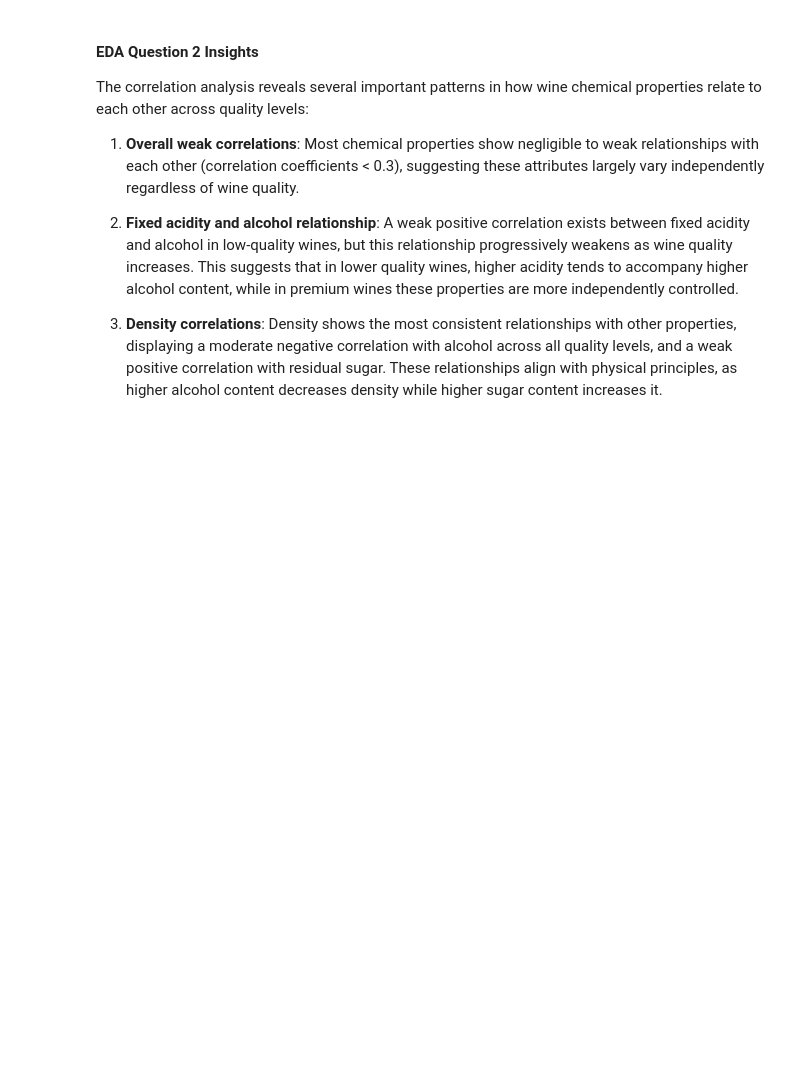
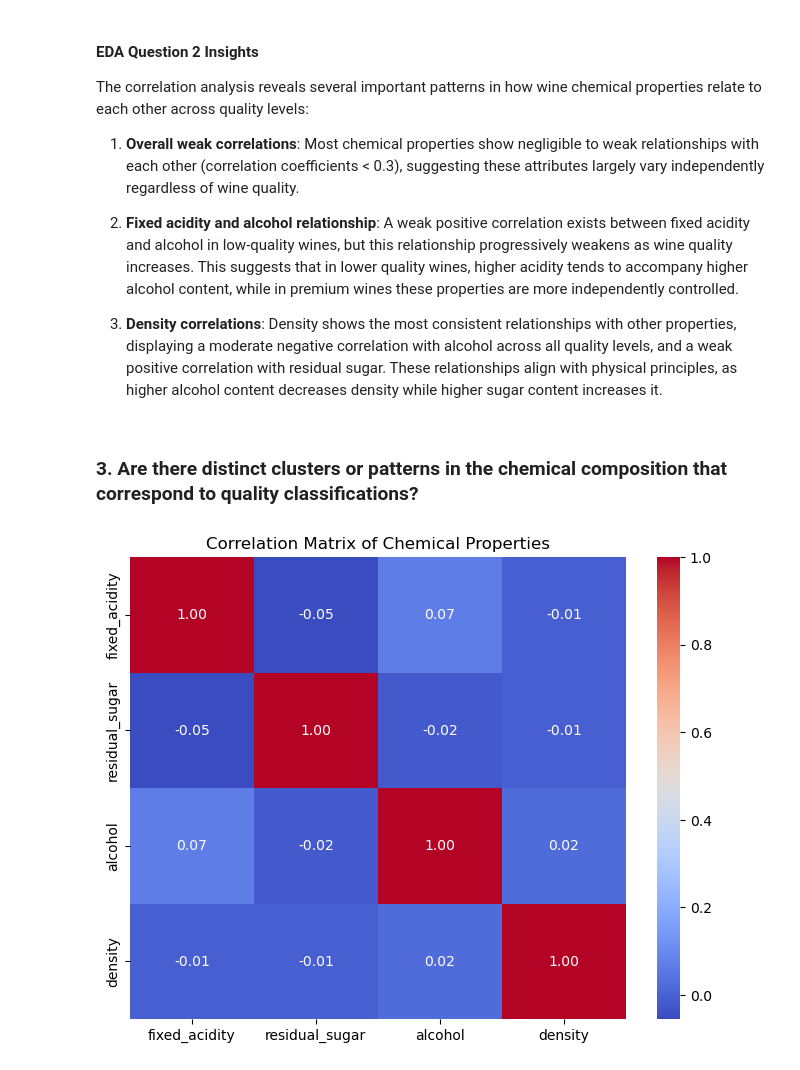
Before and after one commit to XENNNOOOO/CSMODEL_MP_Phase1, a Jupyter notebook: wine_quality_class_nb.ipynb, the cells around one changed output. Cells and saved outputs as stored; diff of their text form; code cells hidden in the pictures; blank space fills up the shorter version.

```diff
--- a/wine_quality_class_nb.ipynb
+++ b/wine_quality_class_nb.ipynb
@@ -248,3 +248,14 @@ The correlation analysis reveals several important patterns in how wine chemical
 2. **Fixed acidity and alcohol relationship**: A weak positive correlation exists between fixed acidity and alcohol in low-quality wines, but this relationship progressively weakens as wine quality increases. This suggests that in lower quality wines, higher acidity tends to accompany higher alcohol content, while in premium wines these properties are more independently controlled.
 
 3. **Density correlations**: Density shows the most consistent relationships with other properties, displaying a moderate negative correlation with alcohol across all quality levels, and a weak positive correlation with residual sugar. These relationships align with physical principles, as higher alcohol content decreases density while higher sugar content increases it.
+# %% [markdown]
+### 3. Are there distinct clusters or patterns in the chemical composition that correspond to quality classifications?
+# %%
+corr_matrix = df[['fixed_acidity', 'residual_sugar', 'alcohol', 'density']].corr()
+
+plt.figure(figsize=(8, 6))
+sns.heatmap(corr_matrix, annot=True, cmap='coolwarm', fmt=".2f")
+plt.title("Correlation Matrix of Chemical Properties")
+plt.show()
+# %% [output]
+[figure, added]
```
Also changed, not shown: parts of 2 cells of this notebook.
